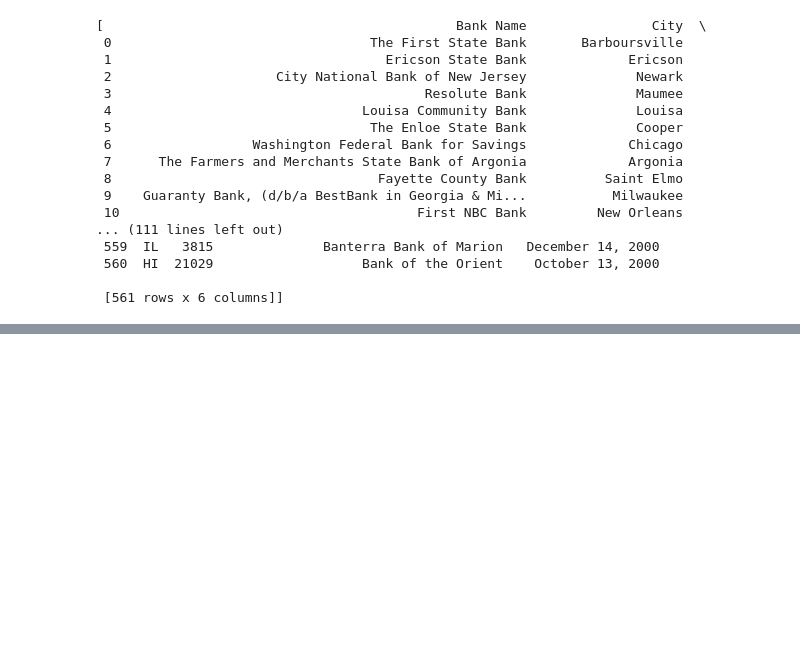
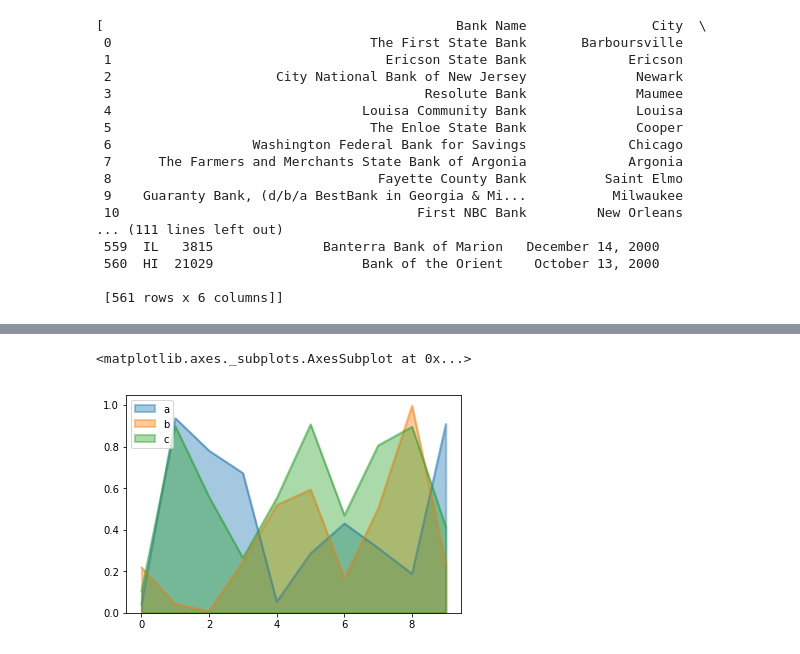
Before and after one commit to jakaesembodo/Python-Time-Series, a Jupyter notebook: time-series.ipynb, the cells around one changed output, grey strips where cells are left out. Saved outputs shown, nothing was run; the diff lists cells and outputs as text; code cells hidden in the pictures; blank space fills up the shorter version.

```diff
--- a/time-series.ipynb
+++ b/time-series.ipynb
@@ -690,0 +743,8 @@ df_6
+# %%
+#make a area chart
+#alpha = oppacity
+#lw = width of line
+df_viz_2.plot.area(y=['a','b','c'], alpha = 0.4, lw = 2, stacked = False, legend = True)
+# %% [output]
+<matplotlib.axes._subplots.AxesSubplot at 0x...>
+[figure, added]
```
Also changed, not shown: parts of 22 cells of this notebook.
